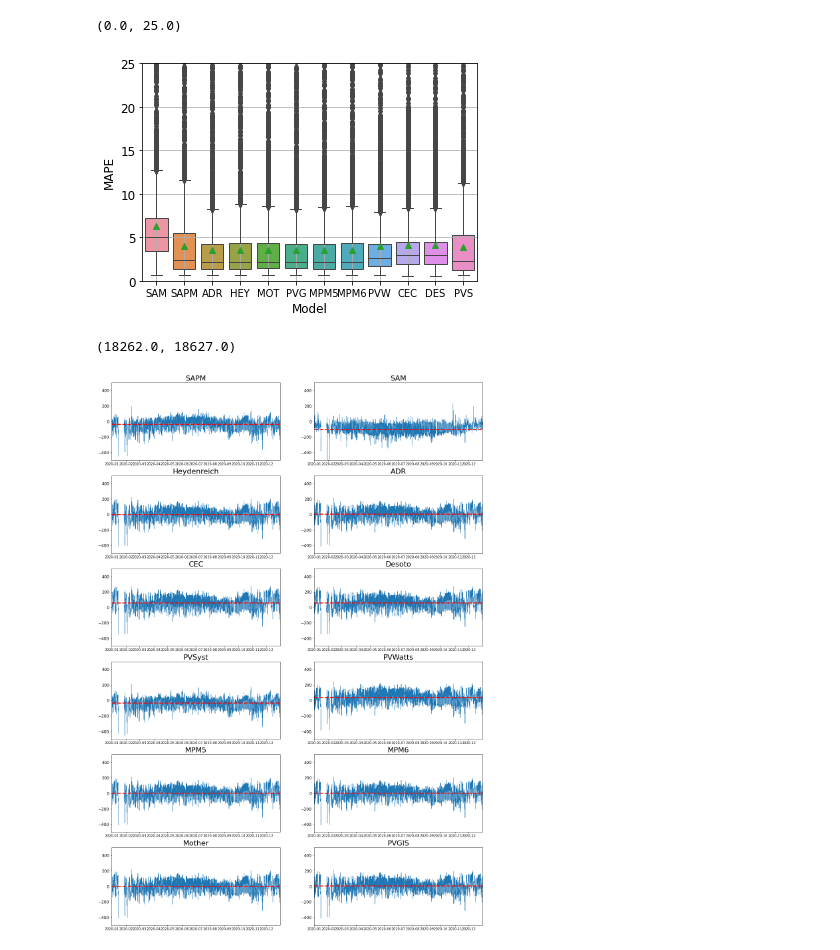
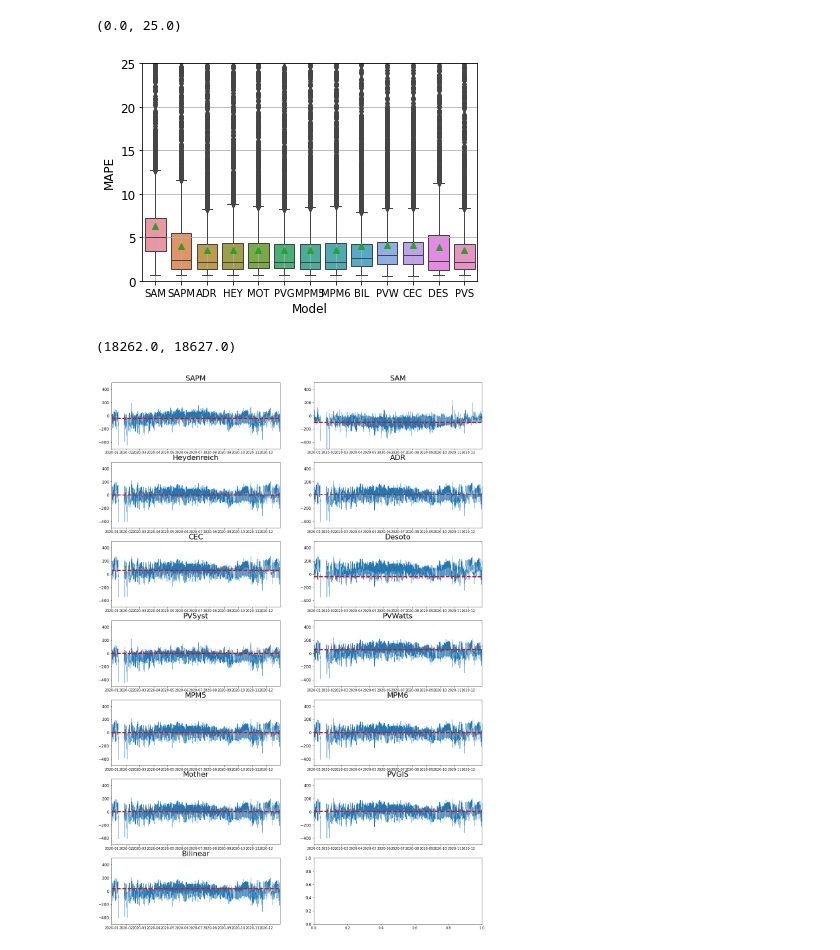
Before and after one commit to lmdeville/PV-Modeling, a Jupyter notebook: PVLT/PVLT.ipynb, the cells around one changed output. Cells and saved outputs as stored; diff of their text form; code cells hidden in the pictures.

```diff
--- a/PVLT/PVLT.ipynb
+++ b/PVLT/PVLT.ipynb
@@ -203,6 +203,12 @@ popt, pcov = fit_efficiency_model(matrix.irradiance,matrix.temperature,matrix.et
 mpm6_eff = mpm6(df['eff_irr'], df['tcell'], *popt)
 mpm6_p = (df['eff_irr']/1000) * (mpm6_eff) * (module['Power']) *12
 results['MPM6'] = mpm6_p.resample('H').mean()
+# %%
+#Calculate Bilinear results and add to df
+interpolator = fit_bilinear(**matrix)
+bilinear_eff = bilinear(df['eff_irr'], df['tcell'], interpolator)
+bilinear_p = (df['eff_irr']/1000) * (bilinear_eff) * (module['Power']) * 12
+results['Bilinear'] = bilinear_p.resample('H').mean()
 # %%
 sdf = sdf.resample('H').mean()
 sol_elev_mask = simple_filter(sdf, 'apparent_elevation', lower=15, upper=90, apply=False)
@@ -216,7 +222,7 @@ results=results.astype(float)
 #Begin Error Calculations
 
 measureds = ['Str_1', 'Str_2', 'Str_3', 'Str_4']
-models = ['SAM', 'SAPM',  'ADR', 'Heydenreich', 'Mother', 'PVGIS', 'MPM5', 'MPM6','PVWatts', 'CEC', 'Desoto', 'PVSyst']
+models = ['SAM', 'SAPM', 'ADR','Heydenreich','Mother','PVGIS','MPM5','MPM6', 'Bilinear','PVWatts','CEC','Desoto','PVSyst']
 
 #calculate differences
 diff = (results['SAM']-results['Str_1']).to_frame()
@@ -302,17 +310,20 @@ mpm5mape = apd.iloc[:, [24,25,26,27]].mean(axis=1).to_frame()
 mpm5mape['Model']='MPM5'
 mpm6mape = apd.iloc[:, [28,29,30,31]].mean(axis=1).to_frame()
 mpm6mape['Model']='MPM6'
-pvwattsmape = apd.iloc[:, [32,33,34,35]].mean(axis=1).to_frame()
+bilinearmape = apd.iloc[:, [32,33,34,35]].mean(axis=1).to_frame()
+bilinearmape['Model']='BIL'
+pvwattsmape = apd.iloc[:, [36,37,38,39]].mean(axis=1).to_frame()
 pvwattsmape['Model']='PVW'
-cecmape = apd.iloc[:, [36,37,38,39]].mean(axis=1).to_frame()
+cecmape = apd.iloc[:, [40,41,42,43]].mean(axis=1).to_frame()
 cecmape['Model']='CEC'
-desotomape = apd.iloc[:, [40,41,42,43]].mean(axis=1).to_frame()
+desotomape = apd.iloc[:, [44,45,46,47]].mean(axis=1).to_frame()
 desotomape['Model']='DES'
-pvsystmape = apd.iloc[:, [44,45,46,47]].mean(axis=1).to_frame()
+pvsystmape = apd.iloc[:, [48,49,50,51]].mean(axis=1).to_frame()
 pvsystmape['Model']='PVS'
 
 
-mapes = [sammape,sapmmape,adrmape,heymape,mothermape,pvgismape,mpm5mape,mpm6mape,pvwattsmape,cecmape,desotomape,pvsystmape]
+mapes = [sammape,sapmmape,adrmape,heymape,mothermape,pvgismape,mpm5mape,
+         mpm6mape,bilinearmape,pvwattsmape,cecmape,desotomape,pvsystmape]
 mape = pd.concat(mapes)
 mape.rename(columns = { 0 : 'MAPE'}, inplace = True)
 mape['MAPE'] = mape['MAPE'].replace(0, np.nan)
@@ -323,7 +334,7 @@ ax.grid(True)
 ax.set_ylim([0,25])
 # %% [output]
 (0.0, 25.0)
-[figure, old version]
+[figure, new version]
 # %%
 #Calculate Avg Difference Values
 samdm = (diff.iloc[:, [0,1,2,3]].mean())
@@ -334,13 +345,15 @@ motdm = (diff.iloc[:, [16,17,18,19]].mean())
 pvgdm = (diff.iloc[:, [20,21,22,23]].mean())
 mpm5dm = (diff.iloc[:, [24,25,26,27]].mean())
 mpm6dm = (diff.iloc[:, [28,29,30,31]].mean())
-pvwdm = (diff.iloc[:, [32,33,34,35]].mean())
-cecdm = (diff.iloc[:, [36,37,38,39]].mean())
-desdm = (diff.iloc[:, [40,41,42,43]].mean())
-pvsdm = (diff.iloc[:, [44,45,46,47]].mean())
+bildm = (diff.iloc[:, [32,33,34,35]].mean())
+pvwdm = (diff.iloc[:, [36,37,38,39]].mean())
+cecdm = (diff.iloc[:, [40,41,42,43]].mean())
+desdm = (diff.iloc[:, [44,45,46,47]].mean())
+pvsdm = (diff.iloc[:, [48,49,50,51]].mean())
+
 
 #Plot absolute differences
-figs, axs = plt.subplots(6, 2, figsize = (20,30))
+figs, axs = plt.subplots(7, 2, figsize = (20,30))
 axs[0,0].plot(diff['SAPM Str_1'], zorder=1)
 axs[0,0].hlines(y=sapmdm[0],xmin=results.index[0],xmax=results.index[-1],colors='r',linestyles='dashed',linewidth=3,zorder=2)
 axs[0,0].set_title('SAPM')
@@ -376,33 +389,38 @@ axs[3,0].hlines(y=pvsdm[0],xmin=results.index[0],xmax=results.index[-1],colors='
 axs[3,0].set_title('PVSyst')
 axs[3,0].set_ylim(-500,500)
 axs[3,0].set_xlim(datetime.date(2020, 1, 1), datetime.date(2020,12,31))
 axs[3,1].plot(diff['PVWatts Str_1'], zorder=1)
 axs[3,1].hlines(y=pvwdm[0],xmin=results.index[0],xmax=results.index[-1],colors='r',linestyles='dashed',linewidth=3,zorder=2)
 axs[3,1].set_title('PVWatts')
 axs[3,1].set_ylim(-500,500)
 axs[3,1].set_xlim(datetime.date(2020, 1, 1), datetime.date(2020,12,31))
 axs[4,0].plot(diff['MPM5 Str_1'], zorder=1)
 axs[4,0].hlines(y=mpm5dm[0],xmin=results.index[0],xmax=results.index[-1],colors='r',linestyles='dashed',linewidth=3,zorder=2)
 axs[4,0].set_title('MPM5')
 axs[4,0].set_ylim(-500,500)
 axs[4,0].set_xlim(datetime.date(2020, 1, 1), datetime.date(2020,12,31))
 axs[4,1].plot(diff['MPM6 Str_1'], zorder=1)
 axs[4,1].hlines(y=mpm6dm[0],xmin=results.index[0],xmax=results.index[-1],colors='r',linestyles='dashed',linewidth=3,zorder=2)
 axs[4,1].set_title('MPM6')
 axs[4,1].set_ylim(-500,500)
 axs[4,1].set_xlim(datetime.date(2020, 1, 1), datetime.date(2020,12,31))
 axs[5,0].plot(diff['Mother Str_1'], zorder=1)
 axs[5,0].hlines(y=motdm[0],xmin=results.index[0],xmax=results.index[-1],colors='r',linestyles='dashed',linewidth=3,zorder=2)
 axs[5,0].set_title('Mother')
 axs[5,0].set_ylim(-500,500)
 axs[5,0].set_xlim(datetime.date(2020, 1, 1), datetime.date(2020,12,31))
 axs[5,1].plot(diff['PVGIS Str_1'], zorder=1)
 axs[5,1].hlines(y=pvgdm[0],xmin=results.index[0],xmax=results.index[-1],colors='r',linestyles='dashed',linewidth=3,zorder=2)
 axs[5,1].set_title('PVGIS')
 axs[5,1].set_ylim(-500,500)
 axs[5,1].set_xlim(datetime.date(2020, 1, 1), datetime.date(2020,12,31))
+axs[6,0].plot(diff['Bilinear Str_1'], zorder=1)
+axs[6,0].hlines(y=bildm[0],xmin=results.index[0],xmax=results.index[-1],colors='r',linestyles='dashed',linewidth=3,zorder=2)
+axs[6,0].set_title('Bilinear')
+axs[6,0].set_ylim(-500,500)
+axs[6,0].set_xlim(datetime.date(2020, 1, 1), datetime.date(2020,12,31))
 # %% [output]
 (18262.0, 18627.0)
-[figure, old version]
+[figure, new version]
 # %%
 #Plot Irriadiance vs Modeled Power to check linearity
```
Also changed, not shown: parts of 3 cells of this notebook.
